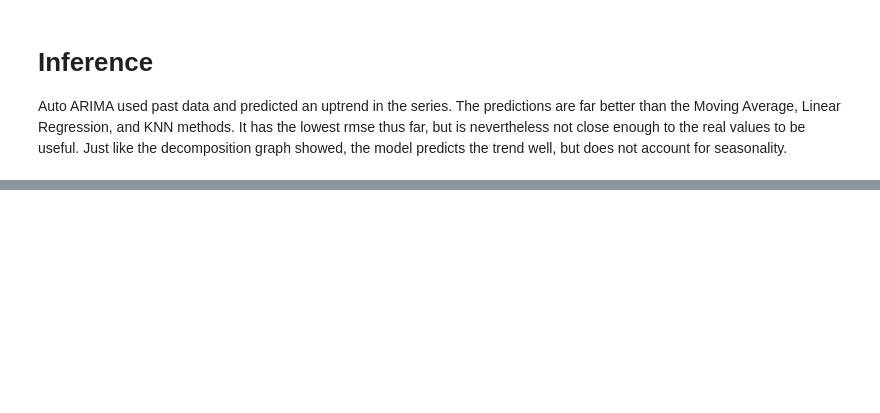
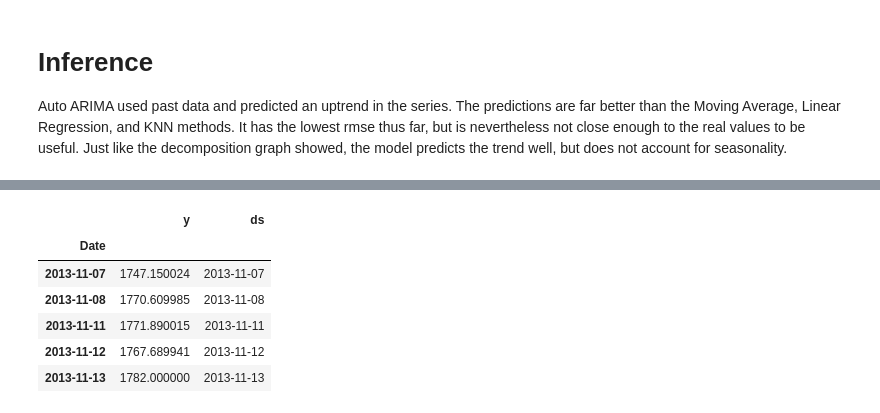
Before and after one commit to nagaraj-h/stock_index_prediction, a Jupyter notebook: spx.ipynb, the cells around one changed output, grey strips where cells are left out. Saved outputs shown, nothing was run; the diff lists cells and outputs as text; code cells hidden in the pictures; blank space fills up the shorter version.

```diff
--- a/spx.ipynb
+++ b/spx.ipynb
@@ -427,0 +456,10 @@ Auto ARIMA used past data and predicted an uptrend in the series.  The predictio
+# %%
+train.head()
+# %% [output]
+|  | y | ds |
+| Date |  |  |
+| 2013-11-07 | 1747.150024 | 2013-11-07 |
+| 2013-11-08 | 1770.609985 | 2013-11-08 |
+| 2013-11-11 | 1771.890015 | 2013-11-11 |
+| 2013-11-12 | 1767.689941 | 2013-11-12 |
+| 2013-11-13 | 1782.000000 | 2013-11-13 |
```
Also changed, not shown: parts of 16 cells of this notebook.
